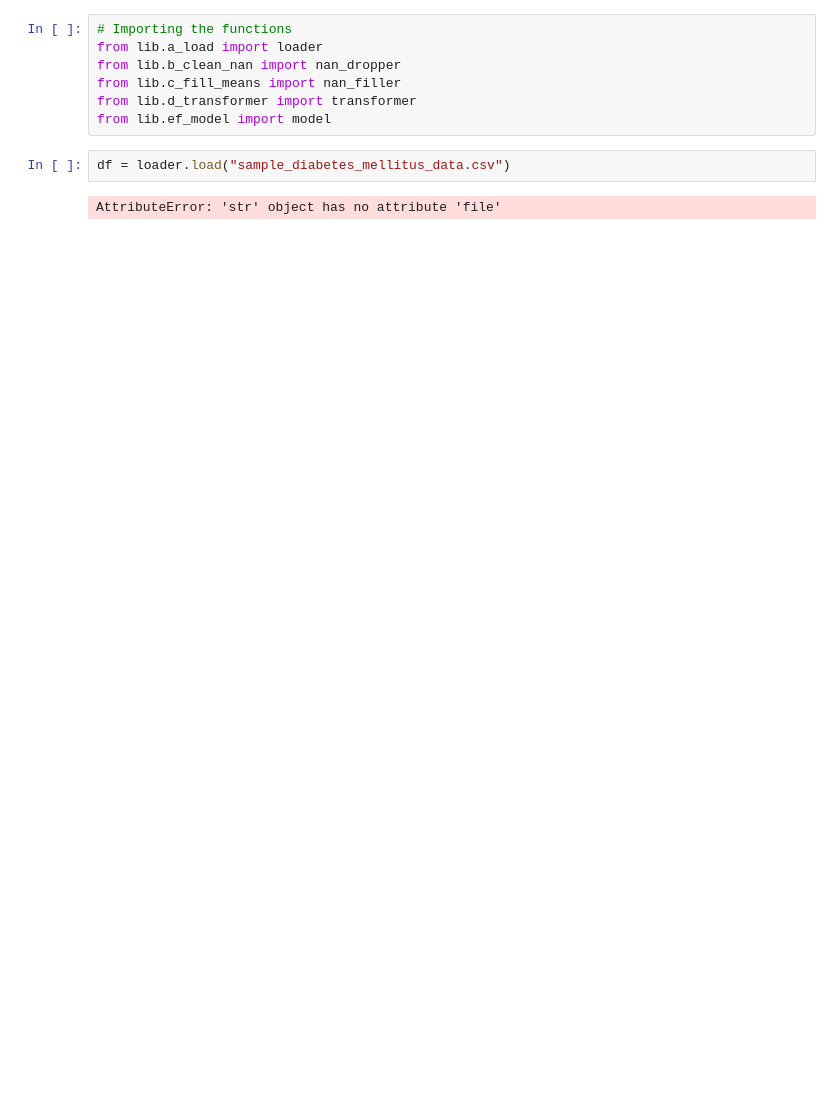
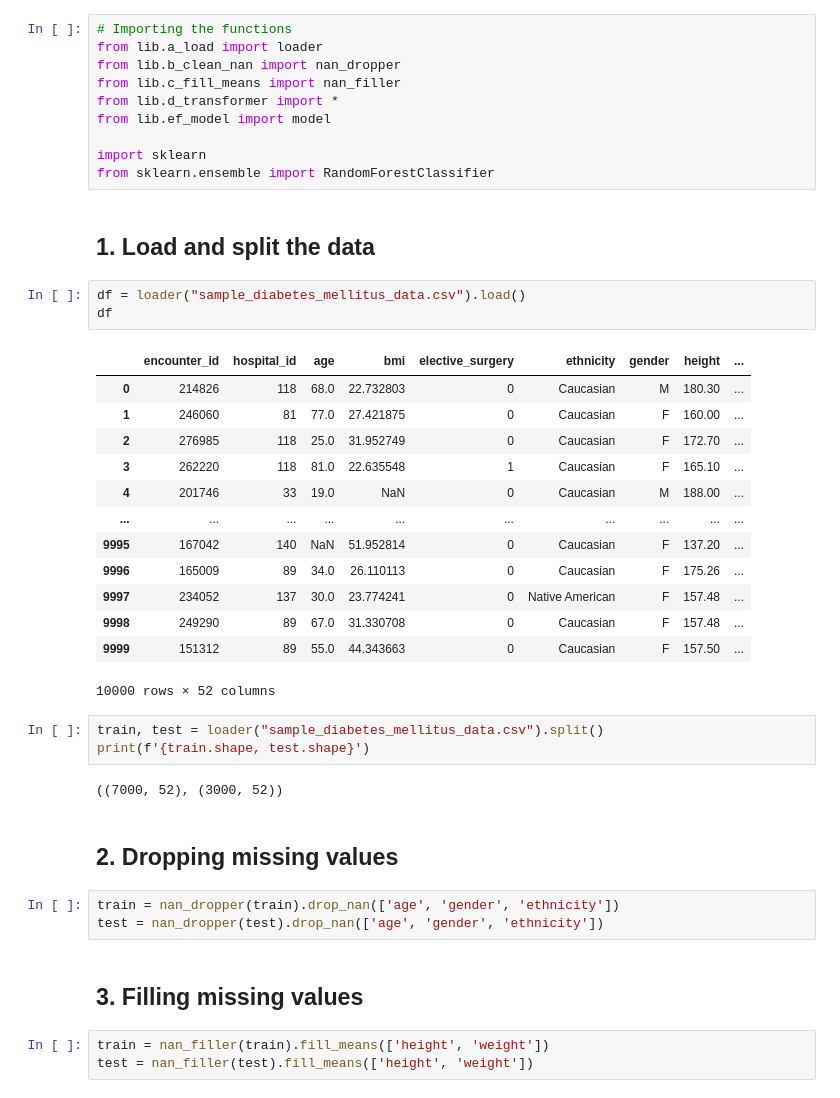
Before and after one commit to lucascs0304/hw6_computingds, a Jupyter notebook: test_notebook.ipynb, the cells around one changed output. Cells and saved outputs as stored; diff of their text form; blank space fills up the shorter version.

```diff
--- a/test_notebook.ipynb
+++ b/test_notebook.ipynb
@@ -3,9 +3,42 @@
 from lib.a_load import loader
 from lib.b_clean_nan import nan_dropper
 from lib.c_fill_means import nan_filler
-from lib.d_transformer import transformer
+from lib.d_transformer import *
 from lib.ef_model import model
+
+import sklearn
+from sklearn.ensemble import RandomForestClassifier
+# %% [markdown]
+## 1. Load and split the data
 # %%
-df = loader.load("sample_diabetes_mellitus_data.csv")
+df = loader("sample_diabetes_mellitus_data.csv").load()
+df
 # %% [output]
+|  | encounter_id | hospital_id | age | bmi | elective_surgery | ethnicity | gender | height | ... |
+| 0 | 214826 | 118 | 68.0 | 22.732803 | 0 | Caucasian | M | 180.30 | ... |
+| 1 | 246060 | 81 | 77.0 | 27.421875 | 0 | Caucasian | F | 160.00 | ... |
+| 2 | 276985 | 118 | 25.0 | 31.952749 | 0 | Caucasian | F | 172.70 | ... |
+| 3 | 262220 | 118 | 81.0 | 22.635548 | 1 | Caucasian | F | 165.10 | ... |
+| 4 | 201746 | 33 | 19.0 | NaN | 0 | Caucasian | M | 188.00 | ... |
+| ... | ... | ... | ... | ... | ... | ... | ... | ... | ... |
+| 9995 | 167042 | 140 | NaN | 51.952814 | 0 | Caucasian | F | 137.20 | ... |
+| 9996 | 165009 | 89 | 34.0 | 26.110113 | 0 | Caucasian | F | 175.26 | ... |
+| 9997 | 234052 | 137 | 30.0 | 23.774241 | 0 | Native American | F | 157.48 | ... |
+| 9998 | 249290 | 89 | 67.0 | 31.330708 | 0 | Caucasian | F | 157.48 | ... |
+| 9999 | 151312 | 89 | 55.0 | 44.343663 | 0 | Caucasian | F | 157.50 | ... |
-AttributeError: 'str' object has no attribute 'file'
+10000 rows × 52 columns
+# %%
+train, test = loader("sample_diabetes_mellitus_data.csv").split()
+print(f'{train.shape, test.shape}')
+# %% [output]
+((7000, 52), (3000, 52))
+# %% [markdown]
+## 2. Dropping missing values
+# %%
+train = nan_dropper(train).drop_nan(['age', 'gender', 'ethnicity'])
+test = nan_dropper(test).drop_nan(['age', 'gender', 'ethnicity'])
+# %% [markdown]
+## 3. Filling missing values
+# %%
+train = nan_filler(train).fill_means(['height', 'weight'])
+test = nan_filler(test).fill_means(['height', 'weight'])
```
Also changed, not shown: parts of 12 cells of this notebook, 5 other files.
